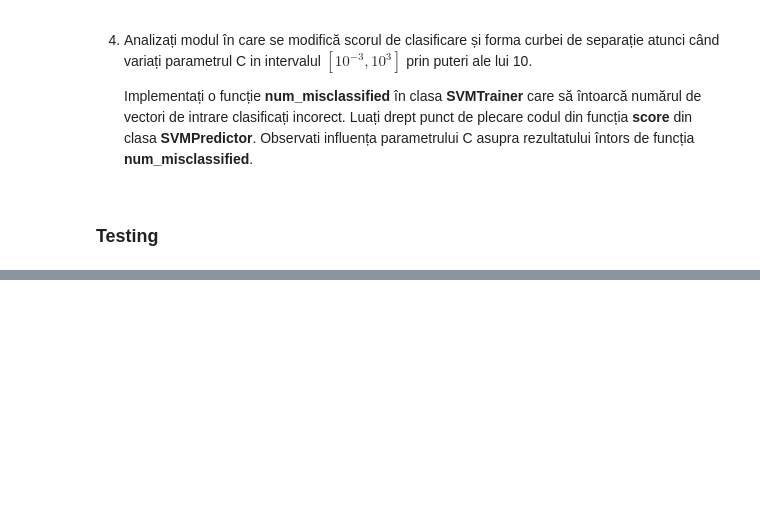
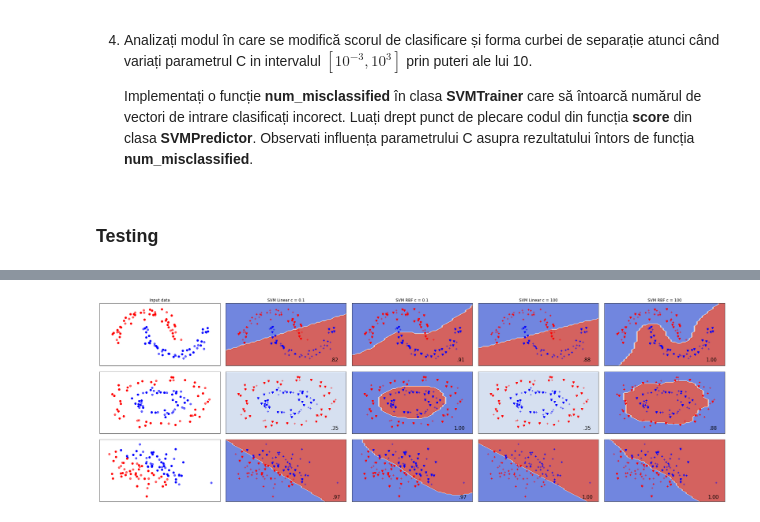
Before and after one commit to cs-pub-ro/ML, a Jupyter notebook: lab/lab5/Laborator_5.ipynb, the cells around one changed output, grey strips where cells are left out. Cells and saved outputs as stored; diff of their text form; code cells hidden in the pictures; blank space fills up the shorter version.

Commit message:
Fix plotting error

```diff
--- a/lab/lab5/Laborator_5.ipynb
+++ b/lab/lab5/Laborator_5.ipynb
@@ -251,7 +251,7 @@ class SVMTrainer(object):
         # solution = cvxopt.solvers.qp(P, q, G, h, A, b)        # decomentati linia cand ati implementat matricile de mai sus
 
         # intoarcem multiplicatorii Lagrange sub forma liniarizata - vezi functia np.ravel
-        # return np.ravel(solution['x'])                        # decomentati linia cand ati implementat matricile de mai sus
+        return np.ravel(solution['x'])                        # decomentati linia cand ati implementat matricile de mai sus
 # %% [markdown]
 3. Completați în funcția **compute_multipliers** (în clasa de mai sus), astfel încât aceasta să întoarcă lista multiplicatorilor Lagrange ce rezolvă formularea
 duală a problemei de optimizare SVM descrisă în pdf.
@@ -288,10 +288,8 @@ separație atunci când variați parametrul C in intervalul $[10^{-3},10^3]$ pri
 #@title
 num_samples = 100
 num_features = 2
-H = .1
-
 X = np.matrix(np.random.normal(size=num_samples * num_features)
-                        .reshape(num_samples, num_features))
+                .reshape(num_samples, num_features))
 y = np.ravel(2 * (X.sum(axis=1) > 0) - 1.0)
 linearly_separable = (X, y)
 
@@ -302,10 +300,10 @@ datasets = [make_moons(noise=0.1, random_state=0),
             ]
 
 classifiers = [
-    svm.SVMTrainer(kernel=linear(), c = 0.1),
-    svm.SVMTrainer(kernel=radial_basis(gamma=1), c = 0.1),
-    svm.SVMTrainer(kernel=linear(), c=1000),
-    svm.SVMTrainer(kernel=radial_basis(gamma=1), c=1000)
+    SVMTrainer(kernel=linear(), c = 0.1),
+    SVMTrainer(kernel=radial_basis(gamma=1), c = 0.1),
+    SVMTrainer(kernel=linear(), c=1000),
+    SVMTrainer(kernel=radial_basis(gamma=1), c=1000),
 ]
 
 figure = plt.figure(figsize=(27, 9))
@@ -323,7 +321,7 @@ for ds_cnt, ds in enumerate(datasets):
     x_min, x_max = X[:, 0].min() - .5, X[:, 0].max() + .5
     y_min, y_max = X[:, 1].min() - .5, X[:, 1].max() + .5
     xx, yy = np.meshgrid(np.arange(x_min, x_max, H),
-                         np.arange(y_min, y_max, H))
+                        np.arange(y_min, y_max, H))
 
     # just plot the dataset first
     cm = plt.cm.RdBu
@@ -332,8 +330,10 @@ for ds_cnt, ds in enumerate(datasets):
     ax = plt.subplot(len(datasets), len(classifiers) + 1, i)
     if ds_cnt == 0:
         ax.set_title("Input data")
+
     # Plot the training points
     ax.scatter(X_train[:, 0], X_train[:, 1], c=y_train, cmap=cm_bright)
+
     # and testing points
     ax.scatter(X_test[:, 0], X_test[:, 1], c=y_test, cmap=cm_bright, alpha=0.6)
     ax.set_xlim(xx.min(), xx.max())
@@ -345,30 +345,26 @@ for ds_cnt, ds in enumerate(datasets):
     # iterate over classifiers
     for name, clf in zip(names, classifiers):
         ax = plt.subplot(len(datasets), len(classifiers) + 1, i)
-
         predictor = clf.fit(X_train, y_train)
         score = predictor.score(X_test, y_test)
 
         mesh = np.c_[xx.ravel(), yy.ravel()]
-        #print mesh
 
-        start_ts = datetime.datetime.now()
-        Z = np.array(map(predictor.predict, mesh))
+        Z = np.array(list(map(predictor.predict, mesh)))
         Z = Z.reshape(xx.shape)
-        end_ts = datetime.datetime.now()
-        diff = end_ts - start_ts
-        print ("SVM mesh for dataset %s and classifier %s --> %s s." % (ds_cnt, name, diff.seconds))
-
 
         ax.contourf(xx, yy, Z, cmap=plt.cm.coolwarm, alpha=0.8)
 
         # Plot also the training points
-        ax.scatter(X_train[:, 0], X_train[:, 1], c=y_train, marker = '+', cmap=cm_bright)
+        ax.scatter(X_train[:, 0], X_train[:, 1], c=y_train, marker='+', cmap=cm_bright)
         # and testing points
-        ax.scatter(X_test[:, 0], X_test[:, 1], c=y_test, marker = '+', cmap=cm_bright, alpha=0.6)
+        ax.scatter(X_test[:, 0], X_test[:, 1], c=y_test, marker='+', cmap=cm_bright, alpha=0.6)
 
+        #print(name, end=": ")
+        #print(predictor.num_misclassified(X_test, y_test))
         # Plot the support vectors
-        ax.scatter(predictor._support_vectors[:, 0], predictor._support_vectors[:, 1], marker = 'v', c=predictor._support_vector_labels, cmap=cm_bright)
+        ax.scatter(predictor._support_vectors[:, 0], predictor._support_vectors[:, 1], marker='v',
+                c=predictor._support_vector_labels, cmap=cm_bright)
 
         ax.set_xlim(xx.min(), xx.max())
         ax.set_ylim(yy.min(), yy.max())
@@ -381,4 +377,5 @@ for ds_cnt, ds in enumerate(datasets):
         i += 1
 
 plt.tight_layout()
-plt.show()
+plt
+# %% [output]
@@ -384,0 +383 @@ plt.show()
+[figure, added]
```
Also changed, not shown: parts of 1 cell of this notebook.
